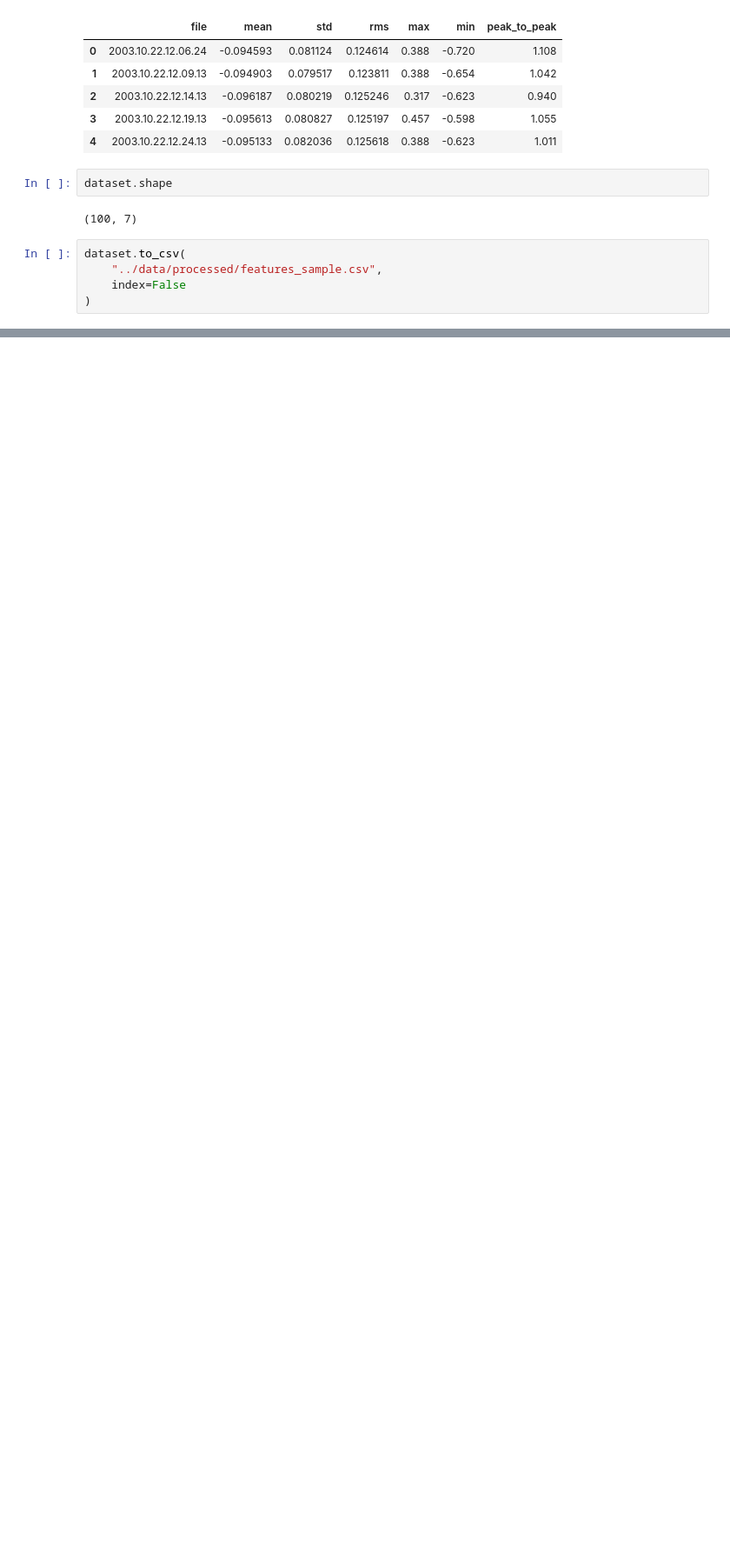
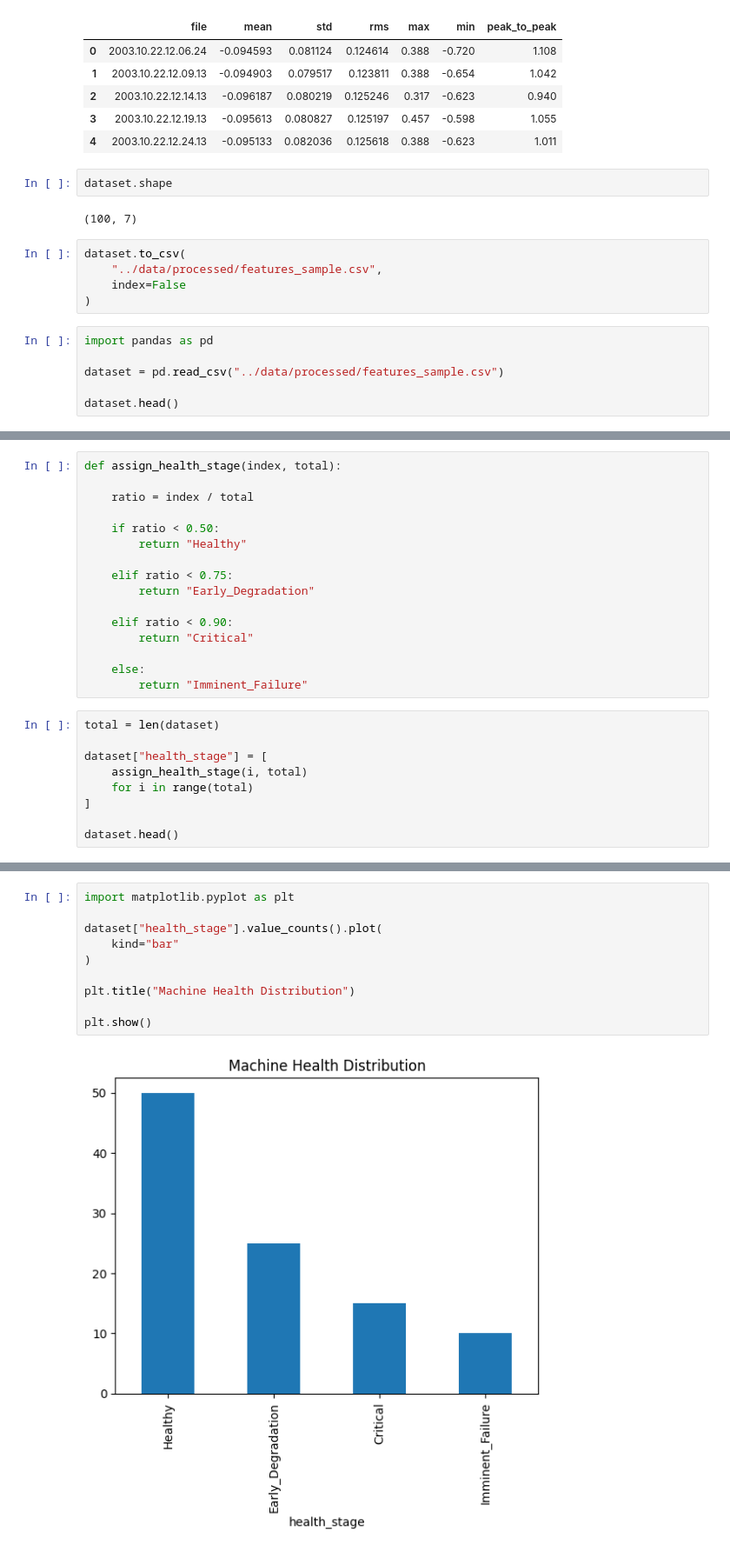
Before and after one commit to ajeetsherkar/edgepulse-edge-ai-predictive-maintenance, a Jupyter notebook: notebooks/01_data_exploration.ipynb, the cells around one changed output, grey strips where cells are left out. Shown at 87% size. Drawn from its saved outputs; the diff is of its cells as text; blank space fills up the shorter version.

Commit message:
Day 5: Generate machine health labels

```diff
--- a/notebooks/01_data_exploration.ipynb
+++ b/notebooks/01_data_exploration.ipynb
@@ -203,3 +203,9 @@ dataset.to_csv(
     "../data/processed/features_sample.csv",
     index=False
 )
+# %%
+import pandas as pd
+
+dataset = pd.read_csv("../data/processed/features_sample.csv")
+
+dataset.head()
@@ -205,0 +219,25 @@ dataset.to_csv(
+# %%
+def assign_health_stage(index, total):
+
+    ratio = index / total
+
+    if ratio < 0.50:
+        return "Healthy"
+
+    elif ratio < 0.75:
+        return "Early_Degradation"
+
+    elif ratio < 0.90:
+        return "Critical"
+
+    else:
+        return "Imminent_Failure"
+# %%
+total = len(dataset)
+
+dataset["health_stage"] = [
+    assign_health_stage(i, total)
+    for i in range(total)
+]
+
+dataset.head()
@@ -205,0 +260,12 @@ dataset.to_csv(
+# %%
+import matplotlib.pyplot as plt
+
+dataset["health_stage"].value_counts().plot(
+    kind="bar"
+)
+
+plt.title("Machine Health Distribution")
+
+plt.show()
+# %% [output]
+[figure, added]
```
Also changed, not shown: parts of 4 cells of this notebook, 1 other file.
